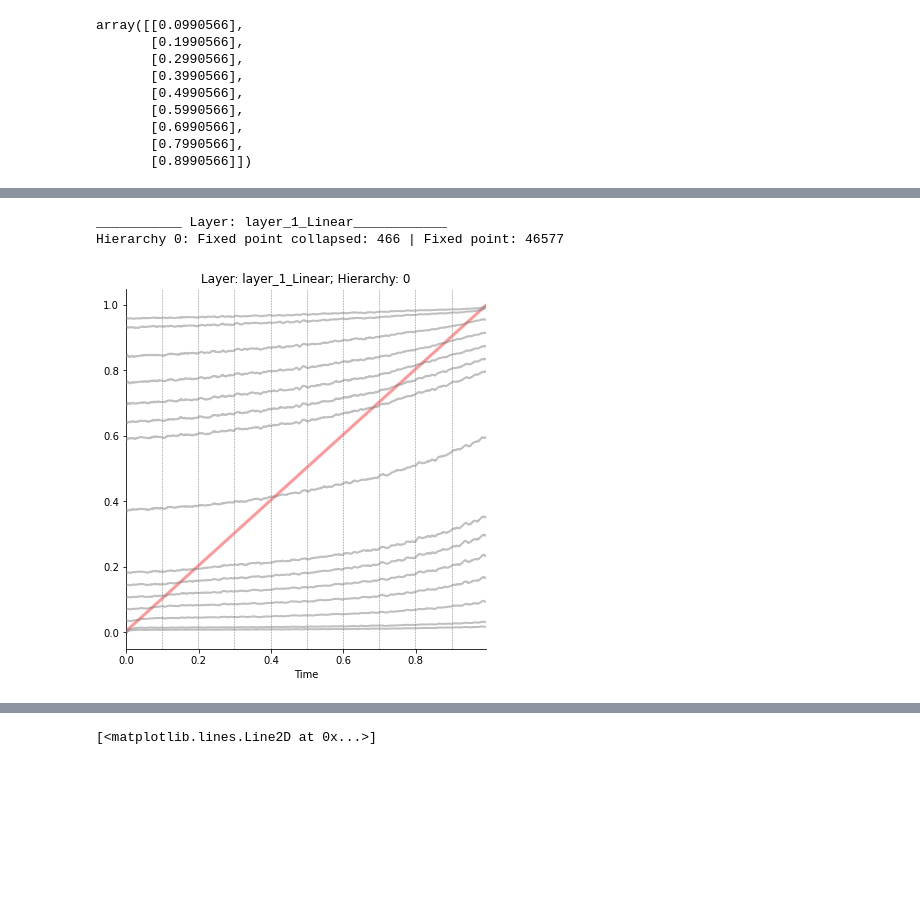
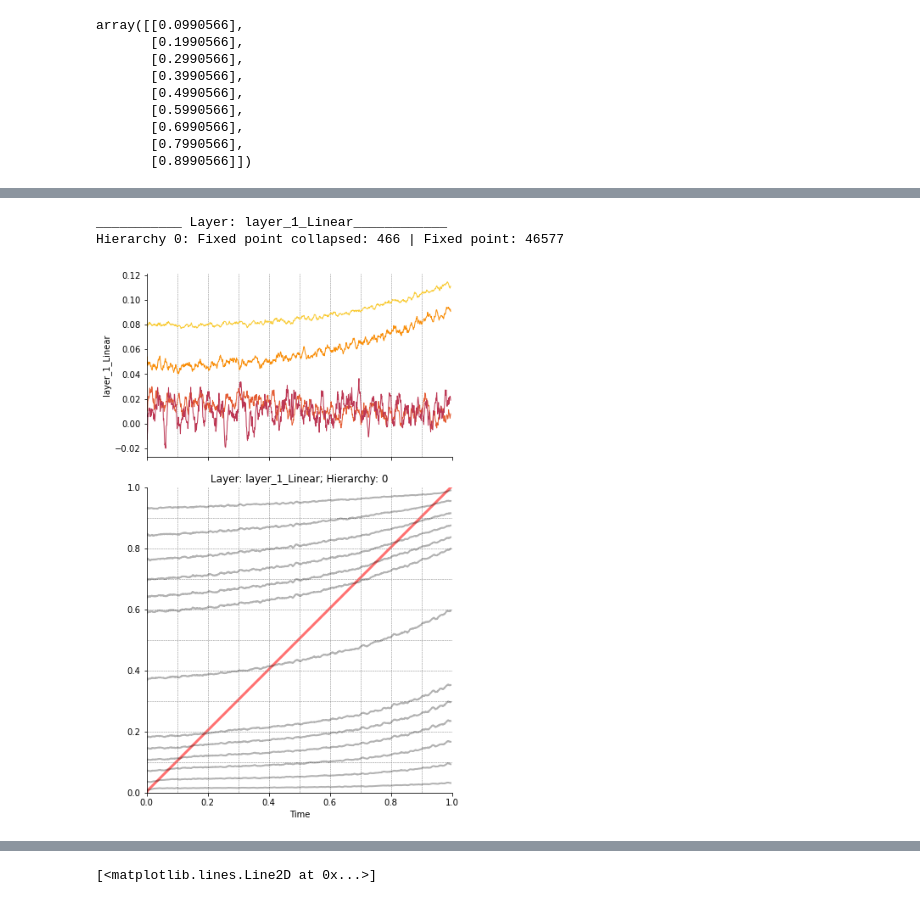
Before and after one commit to eghbalhosseini/neural_manifolds, a Jupyter notebook: KNN_analysis_func_standardize_eh_edit.ipynb, the cells around one changed output, grey strips where cells are left out. Drawn from its saved outputs; the diff is of its cells as text; code cells hidden in the pictures; blank space fills up the shorter version.

```diff
--- a/KNN_analysis_func_standardize_eh_edit.ipynb
+++ b/KNN_analysis_func_standardize_eh_edit.ipynb
@@ -114,3 +146,13 @@ NameError: name 'params' is not defined
+# %%
+hier_within_class=[]
+hier_between_class=[]
+for idx, _ in enumerate(range(len(within_cell))):
+    A=within_cell[idx]==(~between_cell[idx])
+    hier_within_class.append(A)
+
+    B=within_cell[idx]==(~between_2_cell[idx])
+    B=B== ~A
+    hier_between_class.append(B)
 # %%
 ## INCLUDE PLOTS IN THE LOOP ##
 ## SPECS ALL ##
@@ -121,7 +163,15 @@ hier_idxs = [0]
 num_colors=len(layers)+1
 h0=cm.get_cmap('inferno_r',num_colors)
 layer_cols=np.flipud(h0(np.arange(num_colors)/num_colors))
+
+num_colors=accuracies.shape[1]+1
+color_fact=num_colors+2
+h0=cm.get_cmap('inferno',color_fact)
+line_cols=np.flipud(h0(np.arange(color_fact)/color_fact))
+line_cols=line_cols[1:,:]
 v='v3'
+
+xtick=np.arange(0,12,2)/10
 
 num_colors=len(hier_idxs)+1
 h0=cm.get_cmap('viridis_r',num_colors)
@@ -139,9 +189,9 @@ for row, layer in enumerate(layers):
         save_fig = True
         collapse_subsamples = True # whether to average across num_subsamples! currently both computed
         p_array = [1, 5, 10, 15, 20, 25, 50, 75, 80, 85, 90, 95, 99]
-        p_array = [0.01,0.1,0.5,1, 5, 10, 15, 20, 25, 50, 75, 80, 85, 90, 95, 99,99.5,99.9,99.99]
-        p_array = [0.1,1, 5, 10, 15, 20, 25, 50, 75, 80, 85, 90, 95, 99,99.9]
-
+        #p_array = [0.01,0.1,0.5,1, 5, 10, 15, 20, 25, 50, 75, 80, 85, 90, 95, 99,99.5,99.9,99.99]
+        #p_array = [0.1,1, 5, 10, 15, 20, 25, 50, 75, 80, 85, 90, 95, 99,99.9]
+        #p_array = [25,50, 75]
 
         knn_identifier = f'knn_k={k}_subsamples={num_subsamples}'
         pkl_name = f'layer={layer}_hier={hier_idx}_{v}.pkl'
@@ -187,41 +237,80 @@ for row, layer in enumerate(layers):
         print(f'Hierarchy {hier_idx}: Fixed point collapsed: {fixed_point_collapsed} | Fixed point: {fixed_point}')
 
         ## PLOTS ##
-        alpha=0.5
+        alpha=0.3
         plt.figure(figsize=(15,10))
         ax=plt.subplot(position=(.1,.1,.5*10/15,.5))
         for i in range(len(p_array)):
-            plt.plot(moving_average(x_bar,av_window),moving_average(p_collapse[i], av_window), label=f'Percentile {p_array[i]}', alpha=alpha, color='grey',linewidth=2,zorder=5)
+            plt.plot(moving_average(x_bar,av_window),moving_average(p_collapse[i], av_window), label=f'Percentile {p_array[i]}', alpha=alpha, color='k',linewidth=2,zorder=5)
 #         for h in range(6):
 #             plt.plot(np.arange(1060),moving_average([accs[i][h] for i in range(len(accs))],av_window)/100,label=f'hier: {h}')
         if load_d:
             k=1 # layer 1
             layer_data=d['dist'][k]
             for h, hier_data in enumerate(layer_data):
                 distance_data=hier_data['data'].mean(axis=1)
                 corrected_data=list(np.empty(1060)*np.NaN)
                 for idx, x in enumerate(d['arr_']):
                     corrected_data[int(x)]=distance_data[idx]
 
                 plt.plot(moving_average(corrected_data/np.max(corrected_data),av_window),label=f"n_class:{hier_data['data'].shape[1]}")
 
         plt.xlabel('Time')
         plt.title(f'Layer: {layer}; Hierarchy: {hier_idx}')
-        ax.plot(moving_average(x_bar,av_window), time_diag_collapsed,color=(1,.5,.5), label='Current pseudotime',linewidth=3,zorder=0,alpha=.8)
+        ax.plot(moving_average(x_bar,av_window), time_diag_collapsed,color=(1,.3,.3), label='Current pseudotime',linewidth=3,zorder=0,alpha=.8)
+        ax.spines['right'].set_visible(False)
+        ax.spines['top'].set_visible(False)
+
+        ax.vlines(epoch_bar,ax.get_ylim()[0],ax.get_ylim()[1],color=(.5,.5,.5),linestyle='dashed',linewidth=.5)
+        ax.hlines(epoch_bar,ax.get_xlim()[0],ax.get_xlim()[1],color=(.5,.5,.5),linestyle='dashed',linewidth=.5)
+        #ax.autoscale(enable=True, axis='x', tight=True)
+        #ax.autoscale(enable=True, axis='y', tight=True)
+        #
+        # plot layer 1 results
+        layer='layer_1_Linear'
+        hier_within_between=[]
+        for k_idx,_ in enumerate(hier_within_class):
+            withins=[]
+            betweens=[]
+            for X in covar_res[layer]:
+                within=np.asarray(X['center_covar'][k_idx]['center_cov']).squeeze()[hier_within_class[k_idx]]
+                between=np.asarray(X['center_covar'][k_idx]['center_cov']).squeeze()[hier_between_class[k_idx]]
+                withins.append(np.mean(within))
+                betweens.append(np.mean(between))
+            hier_within_between.append(np.stack([withins,betweens]))
+        ax.axes.xaxis.set_ticks(xtick)
+        #ax.autoscale(enable=True, axis='x', tight=True)
+        #ax.autoscale(enable=True, axis='y', tight=True)
+
+        ax.set_xlim((.0,1.))
+        ax.set_ylim((.0,1.))
+
+        ax=plt.subplot(position=(.1,.65,.5*10/15,.3))
+
+        for t in range(len(hier_within_between)):
+            ax.plot(moving_average(x_bar,av_window),moving_average(hier_within_between[t][1,:]-hier_within_between[t][0,:],av_window),color=line_cols[t,:],linewidth=1,label=f"n class: {hier_within_class[t].shape[0]}")
+
+
+        ax.set_ylabel(layer)
+
         ax.spines['right'].set_visible(False)
         ax.spines['top'].set_visible(False)
         ax.vlines(epoch_bar,ax.get_ylim()[0],ax.get_ylim()[1],color=(.5,.5,.5),linestyle='dashed',linewidth=.5)
-        #ax.autoscale(enable=True, axis='x', tight=True)
-        #ax.autoscale(enable=True, axis='y', tight=True)
+        ax.autoscale(enable=True, axis='x', tight=True)
+        ax.autoscale(enable=True, axis='y', tight=True)
+        ax.axes.xaxis.set_ticks(xtick)
+        ax.axes.xaxis.set_ticklabels([])
 
-        ax.
+
+
+
 if not os.path.exists(f'{RESULTDIR}/{train_identifier}'):
     os.makedirs(f'{RESULTDIR}/{train_identifier}')
 
 plt.savefig(f'{RESULTDIR}/{train_identifier}/knn_{model_identifier}_{v}.pdf')
 # fig1.savefig(f'{RESULTDIR}/{train_identifier}/fig1_{model_identifier}_{v}.pdf')
 # fig2.savefig(f'{RESULTDIR}/{train_identifier}/fig2_{model_identifier}_{v}.pdf')
 # %% [output]
 ___________ Layer: layer_1_Linear____________
 Hierarchy 0: Fixed point collapsed: 466 | Fixed point: 46577
-[figure, old version]
+[figure, new version]
```
Also changed, not shown: parts of 22 cells of this notebook, 8 other files.
